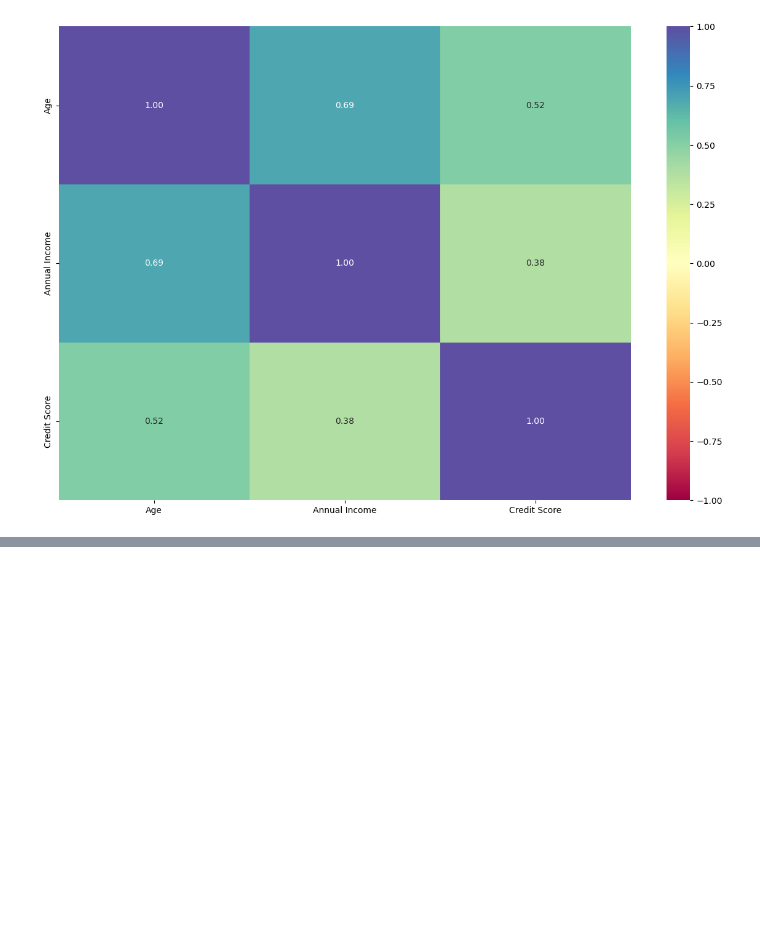
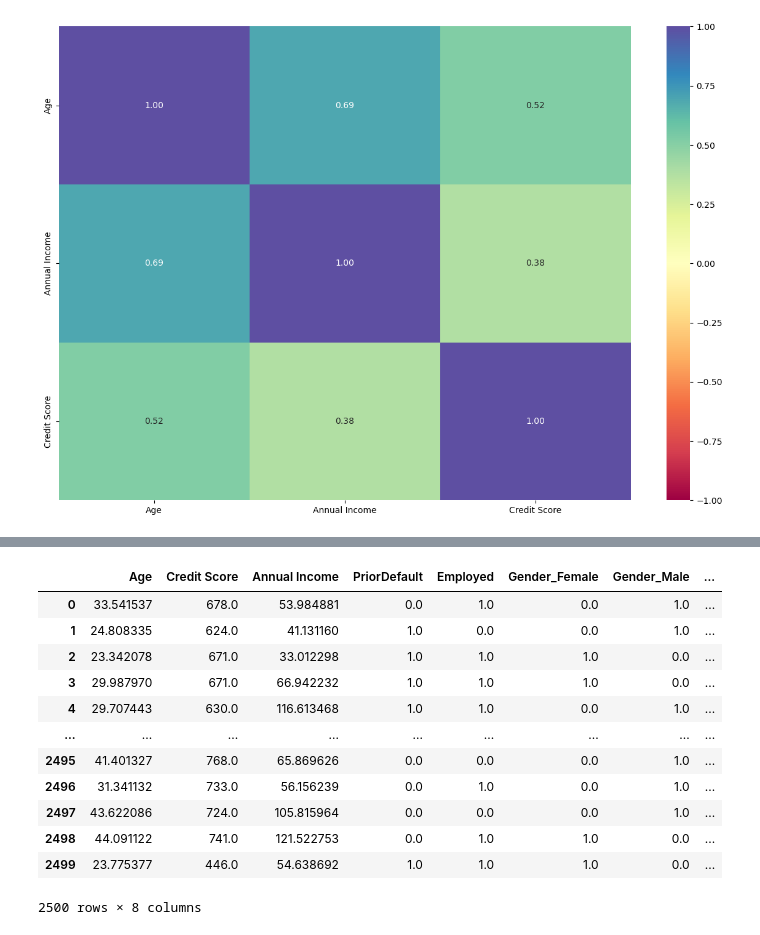
Before and after one commit to ravitejagunty/machine-learning, a Jupyter notebook: my-practice-tests/decision-tree-cc.ipynb, the cells around one changed output, grey strips where cells are left out. Drawn from its saved outputs; the diff is of its cells as text; code cells hidden in the pictures; blank space fills up the shorter version.

```diff
--- a/my-practice-tests/decision-tree-cc.ipynb
+++ b/my-practice-tests/decision-tree-cc.ipynb
@@ -124,0 +138,5 @@ sns.heatmap(data[features].corr(),annot=True,vmin=-1,vmax=1,fmt=".2f",cmap="Spec
+# %%
+#Data prep for model
+X = df.drop(['Approval'], axis=1)
+y = df['Approval']
+y
@@ -124,0 +156,18 @@ sns.heatmap(data[features].corr(),annot=True,vmin=-1,vmax=1,fmt=".2f",cmap="Spec
+# %%
+X = pd.get_dummies(X, columns=X.select_dtypes(include=['object','category']).columns.tolist())
+X = X.astype(float)
+X
+# %% [output]
+|  | Age | Credit Score | Annual Income | PriorDefault | Employed | Gender_Female | Gender_Male | ... |
+| 0 | 33.541537 | 678.0 | 53.984881 | 0.0 | 1.0 | 0.0 | 1.0 | ... |
+| 1 | 24.808335 | 624.0 | 41.131160 | 1.0 | 0.0 | 0.0 | 1.0 | ... |
+| 2 | 23.342078 | 671.0 | 33.012298 | 1.0 | 1.0 | 1.0 | 0.0 | ... |
+| 3 | 29.987970 | 671.0 | 66.942232 | 1.0 | 1.0 | 1.0 | 0.0 | ... |
+| 4 | 29.707443 | 630.0 | 116.613468 | 1.0 | 1.0 | 0.0 | 1.0 | ... |
+| ... | ... | ... | ... | ... | ... | ... | ... | ... |
+| 2495 | 41.401327 | 768.0 | 65.869626 | 0.0 | 0.0 | 0.0 | 1.0 | ... |
+| 2496 | 31.341132 | 733.0 | 56.156239 | 0.0 | 1.0 | 0.0 | 1.0 | ... |
+| 2497 | 43.622086 | 724.0 | 105.815964 | 0.0 | 0.0 | 0.0 | 1.0 | ... |
+| 2498 | 44.091122 | 741.0 | 121.522753 | 0.0 | 1.0 | 1.0 | 0.0 | ... |
+| 2499 | 23.775377 | 446.0 | 54.638692 | 1.0 | 1.0 | 1.0 | 0.0 | ... |
+2500 rows × 8 columns
```
Also changed, not shown: parts of 5 cells of this notebook, 4 other files.
